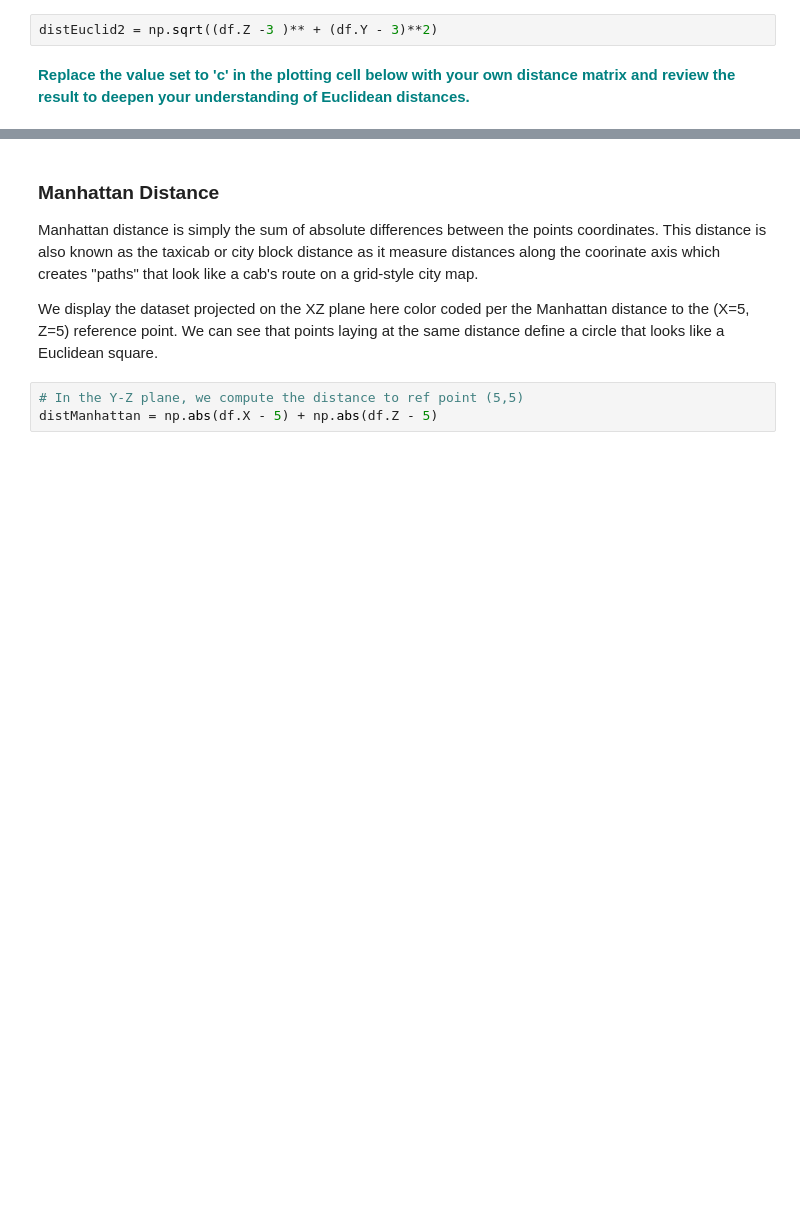
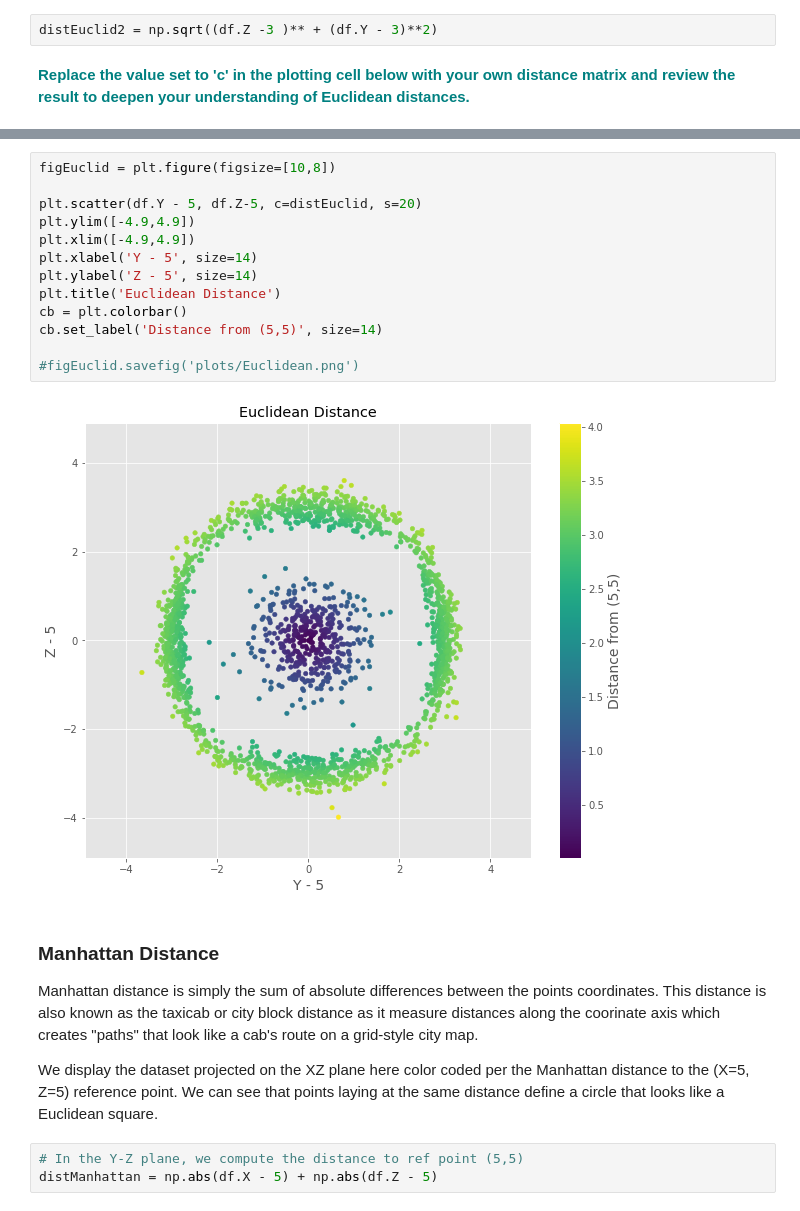
Before and after one commit to LNRobertson/Springboard, a Jupyter notebook: Euclidean_Manhattan/Euclidean_and_Manhattan_Distances_Case_Study.ipynb, the cells around one changed output, grey strips where cells are left out. Drawn from its saved outputs; the diff is of its cells as text; blank space fills up the shorter version.

```diff
--- a/Euclidean_Manhattan/Euclidean_and_Manhattan_Distances_Case_Study.ipynb
+++ b/Euclidean_Manhattan/Euclidean_and_Manhattan_Distances_Case_Study.ipynb
@@ -52,6 +52,21 @@ cb.set_label('Distance from (3,3)', size=14)
 #figEuclid.savefig('plots/Euclidean.png')
 # %% [output]
 [figure]
+# %%
+figEuclid = plt.figure(figsize=[10,8])
+
+plt.scatter(df.Y - 5, df.Z-5, c=distEuclid, s=20)
+plt.ylim([-4.9,4.9])
+plt.xlim([-4.9,4.9])
+plt.xlabel('Y - 5', size=14)
+plt.ylabel('Z - 5', size=14)
+plt.title('Euclidean Distance')
+cb = plt.colorbar()
+cb.set_label('Distance from (5,5)', size=14)
+
+#figEuclid.savefig('plots/Euclidean.png')
+# %% [output]
+[figure, added]
 # %% [markdown]
 ### Manhattan Distance
 
```
Also changed, not shown: parts of 1 cell of this notebook.
